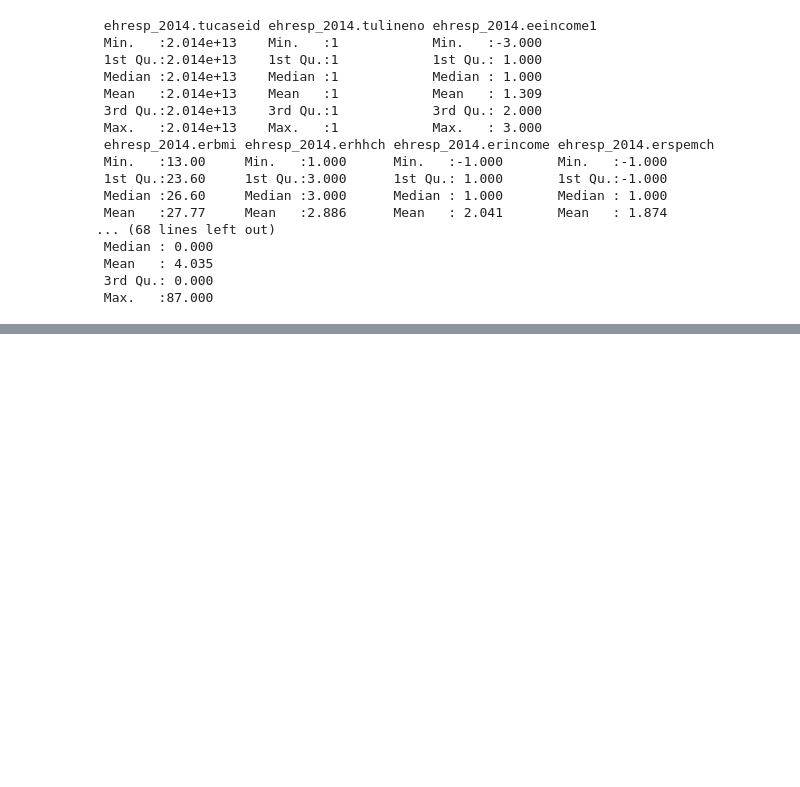
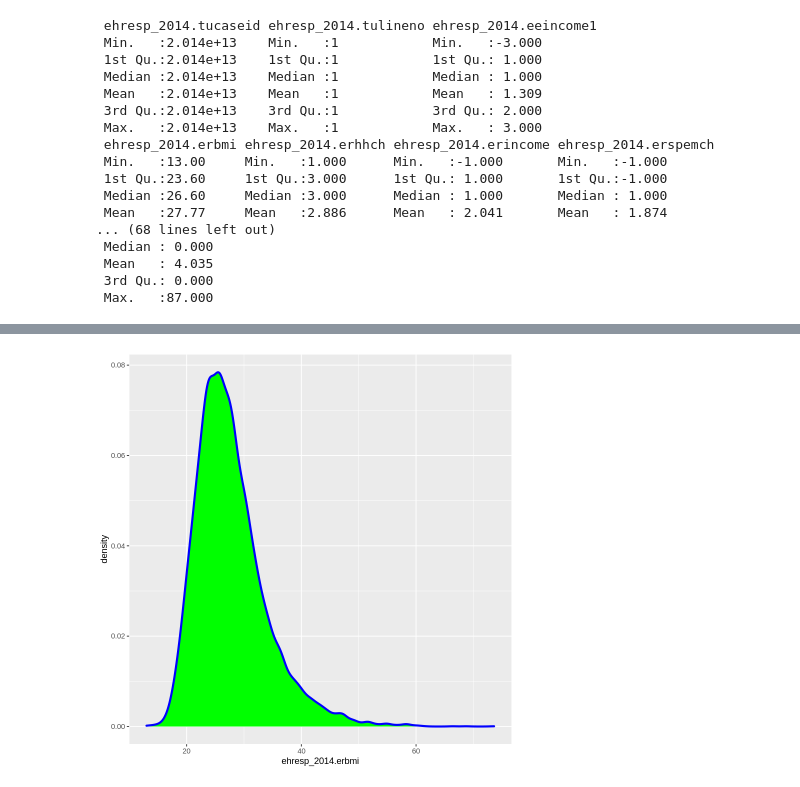
Before and after one commit to kevinsuedmersen/hadoop-sandbox, a Jupyter notebook: jupyter-spark/work/assignments/rjdbc_hive_connecton.ipynb, the cells around one changed output, grey strips where cells are left out. Drawn from its saved outputs; the diff is of its cells as text; code cells hidden in the pictures; blank space fills up the shorter version.

```diff
--- a/jupyter-spark/work/assignments/rjdbc_hive_connecton.ipynb
+++ b/jupyter-spark/work/assignments/rjdbc_hive_connecton.ipynb
@@ -99,0 +71,4 @@ Traceback:
+# %%
+ggplot(em, aes(ehresp_2014.erbmi)) + geom_density(color='blue', fill='green', lwd=1.2)
+# %% [output]
+[figure, added]
```
Also changed, not shown: parts of 4 cells of this notebook, 5 other files.
